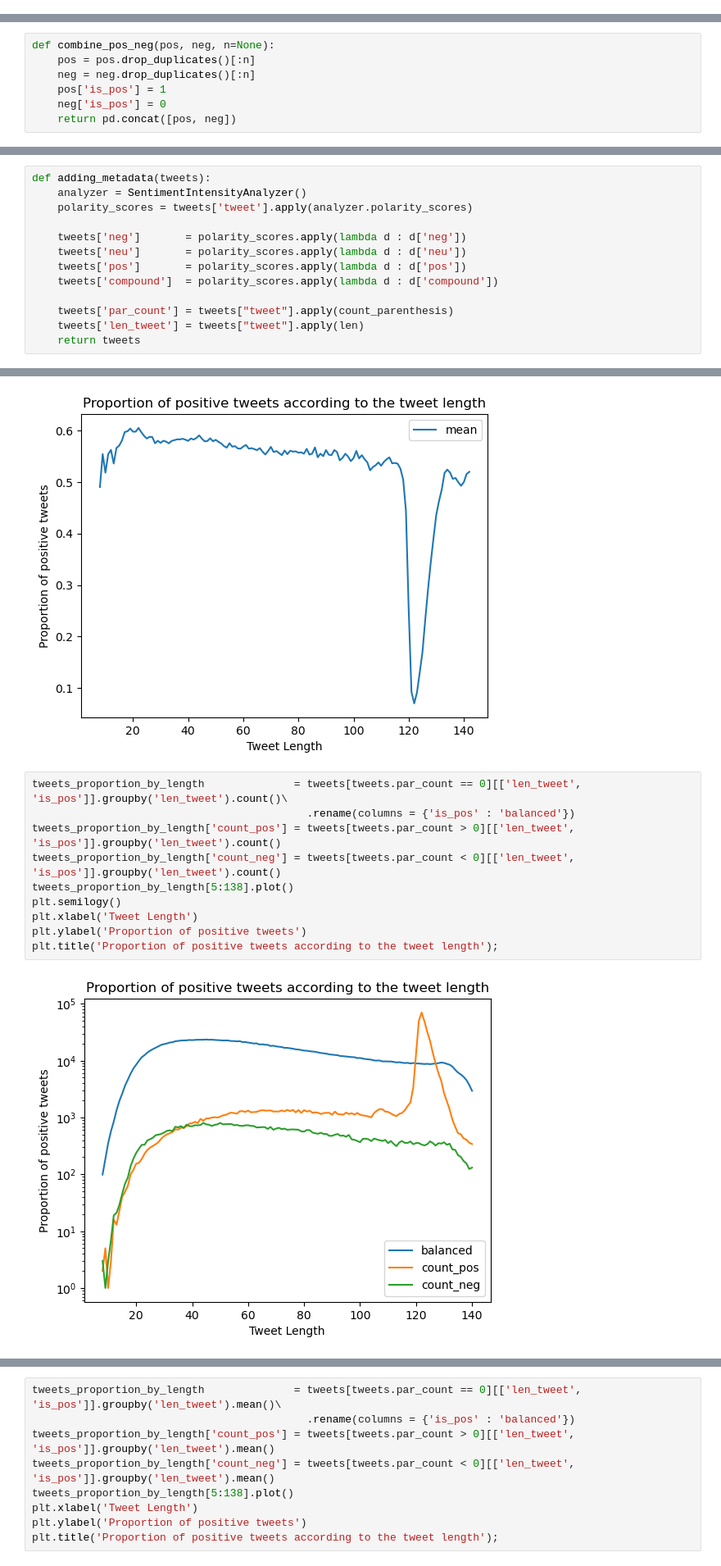
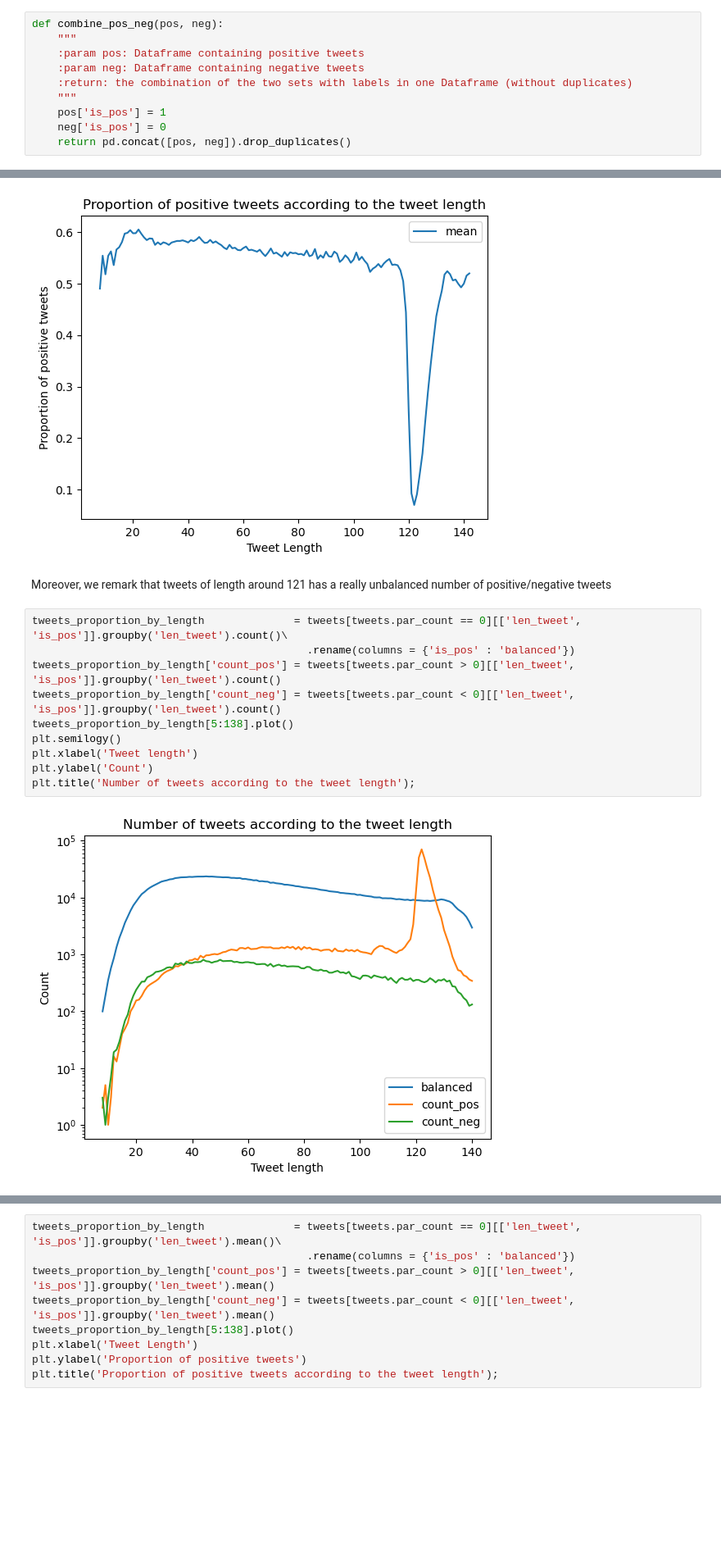
Before and after one commit to rolandogdp/ML-projects-2022, a Jupyter notebook: project2/data_exploration.ipynb, the cells around one changed output, grey strips where cells are left out. Shown: that part at 82% size. Drawn from its saved outputs; the diff is of its cells as text; blank space fills up the shorter version.

```diff
--- a/project2/data_exploration.ipynb
+++ b/project2/data_exploration.ipynb
@@ -47,0 +31,10 @@ test_data['tweet'] = test_data['tweet'].apply(lambda t : t[t.find(',')+1:])
+# %%
+def combine_pos_neg(pos, neg):
+    """
+    :param pos: Dataframe containing positive tweets
+    :param neg: Dataframe containing negative tweets
+    :return: the combination of the two sets with labels in one Dataframe (without duplicates)
+    """
+    pos['is_pos'] = 1
+    neg['is_pos'] = 0
+    return pd.concat([pos, neg]).drop_duplicates()
@@ -50,7 +79,0 @@ test_data['tweet'] = test_data['tweet'].apply(lambda t : t[t.find(',')+1:])
-# %%
-def combine_pos_neg(pos, neg, n=None):
-    pos = pos.drop_duplicates()[:n]
-    neg = neg.drop_duplicates()[:n]
-    pos['is_pos'] = 1
-    neg['is_pos'] = 0
-    return pd.concat([pos, neg])
@@ -66,16 +80,3 @@ def count_parenthesis(tweet):
-# %%
-def adding_metadata(tweets):
-    analyzer = SentimentIntensityAnalyzer()
-    polarity_scores = tweets['tweet'].apply(analyzer.polarity_scores)
-
-    tweets['neg']       = polarity_scores.apply(lambda d : d['neg'])
-    tweets['neu']       = polarity_scores.apply(lambda d : d['neu'])
-    tweets['pos']       = polarity_scores.apply(lambda d : d['pos'])
-    tweets['compound']  = polarity_scores.apply(lambda d : d['compound'])
-
-    tweets['par_count'] = tweets["tweet"].apply(count_parenthesis)
-    tweets['len_tweet'] = tweets["tweet"].apply(len)
-    return tweets
 # %%
 tweets = combine_pos_neg(pos, neg)
 tweets = adding_metadata(tweets)
@@ -111,15 +100,17 @@ plt.ylabel('Proportion of positive tweets')
 plt.title('Proportion of positive tweets according to the tweet length');
 # %% [output]
 [figure]
+# %% [markdown]
+Moreover, we remark that tweets of length around 121 has a really unbalanced number of positive/negative tweets
 # %%
 tweets_proportion_by_length              = tweets[tweets.par_count == 0][['len_tweet', 'is_pos']].groupby('len_tweet').count()\
                                            .rename(columns = {'is_pos' : 'balanced'})
 tweets_proportion_by_length['count_pos'] = tweets[tweets.par_count > 0][['len_tweet', 'is_pos']].groupby('len_tweet').count()
 tweets_proportion_by_length['count_neg'] = tweets[tweets.par_count < 0][['len_tweet', 'is_pos']].groupby('len_tweet').count()
 tweets_proportion_by_length[5:138].plot()
 plt.semilogy()
-plt.xlabel('Tweet Length')
-plt.ylabel('Proportion of positive tweets')
-plt.title('Proportion of positive tweets according to the tweet length');
+plt.xlabel('Tweet length')
+plt.ylabel('Count')
+plt.title('Number of tweets according to the tweet length');
 # %% [output]
-[figure, old version]
+[figure, new version]
```
Also changed, not shown: parts of 57 cells of this notebook, 1 other file.
